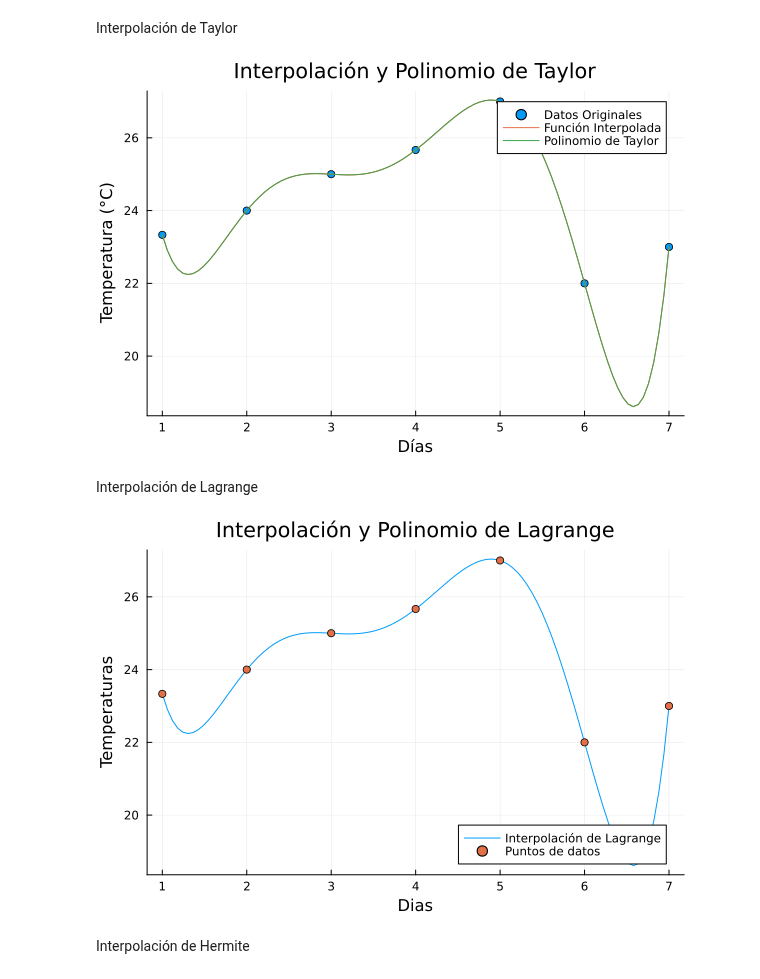
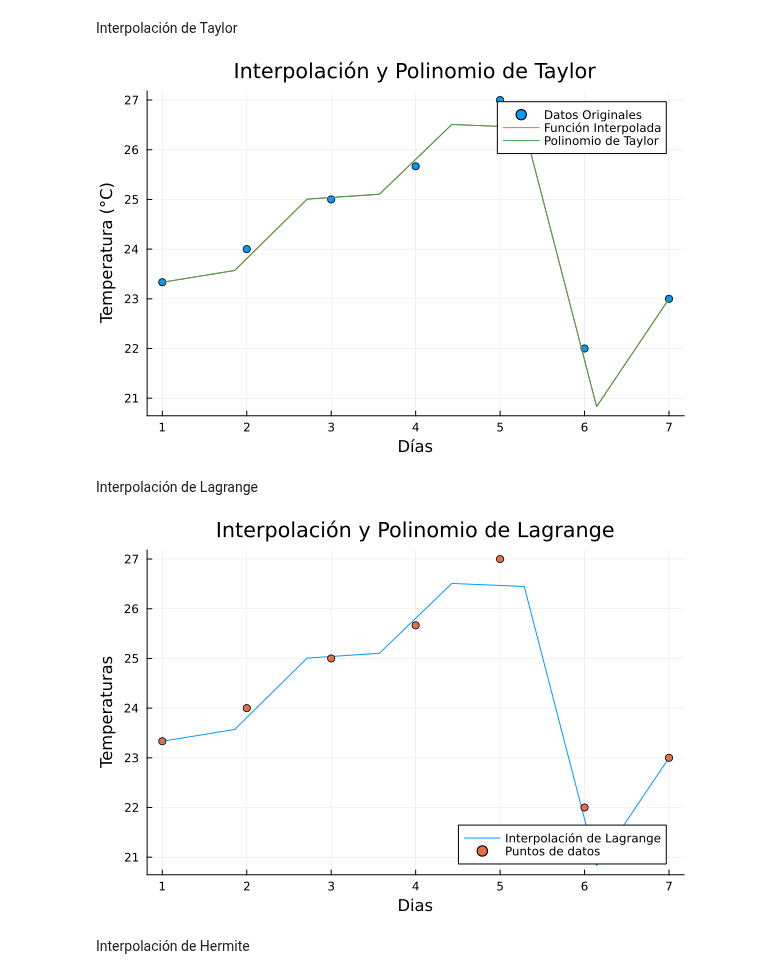
Before and after one commit to sonysarkis/ProyectoCalNum, a Jupyter notebook: Proyectos/proyecto1/proyecto2_cal.ipynb, the cells around one changed output. Drawn from its saved outputs; the diff is of its cells as text; code cells hidden in the pictures.

Commit message:
New function "DiasInterpolados", require.jl modified

```diff
--- a/Proyectos/proyecto1/proyecto2_cal.ipynb
+++ b/Proyectos/proyecto1/proyecto2_cal.ipynb
@@ -40,6 +40,9 @@ temperaturas = GetTemperaturas(data)
 # %% [markdown]
 Interpolación de Taylor
 # %%
+function DiasInterpolados()
+    return range(minimum(dias), maximum(dias), length=8)
+end
 #Polinomio de Taylor
 # Interpolación lineal
 funcion_original = LinearInterpolation(dias, temperaturas)
@@ -65,35 +68,35 @@ grado_taylor = 7
 n_taylor = grado_taylor + 1
 
 # Calcular el polinomio de Taylor
 polinomio_taylor = 0
 for k in 0:n_taylor-1
     derivada_k = diff(func_interp, x, k)
     derivada_punto = subs(derivada_k, x, punto)
     termino_k = (derivada_punto/factorial(k)) * (x - punto)^k
     polinomio_taylor += termino_k
 end
 
 # Imprimir el polinomio de Taylor
 #println("Polinomio de Taylor de grado $grado_taylor alrededor de x = $punto:", polinomio_taylor)
 
 # Crear funciones para evaluar
 func_interp_eval = lambdify(func_interp, [x])
 polinomio_taylor_eval = lambdify(polinomio_taylor, [x])
 
 # Crear datos para graficar
-x_vals = range(minimum(dias), maximum(dias), length=100)
+x_vals = DiasInterpolados()
 y_vals_interp = func_interp_eval.(x_vals)
 y_vals_taylor = polinomio_taylor_eval.(x_vals)
 
 # Graficar
 plot(dias, temperaturas, seriestype=:scatter, label="Datos Originales", markershape=:circle)
 plot!(x_vals, y_vals_interp, label="Función Interpolada")
 plot!(x_vals, y_vals_taylor, label="Polinomio de Taylor")
 xlabel!("Días")
 ylabel!("Temperatura (°C)")
 title!("Interpolación y Polinomio de Taylor")
 # %% [output]
-[figure, old version]
+[figure, new version]
 # %% [markdown]
 Interpolación de Lagrange
 # %%
@@ -128,10 +131,7 @@ polisimple = simplify(polinomio)
 px = lambdify(polinomio, [x])
 
 # Puntos para la gráfica
-muestras = 101
-a = minimum(dias)
-b = maximum(dias)
-pdias = range(a, b, length=muestras)
+pdias = DiasInterpolados()
 ptemperaturas = px.(pdias)
 
 #println("Temperatura en x = 8 según la función original:", px(8))
@@ -150,7 +150,7 @@ plot(pdias, ptemperaturas, xlabel="Dias", ylabel="Temperaturas", label="Interpol
 scatter!(dias, temperaturas, label="Puntos de datos", legend=:bottomright)
 title!("Interpolación y Polinomio de Lagrange")
 # %% [output]
-[figure, old version]
+[figure, new version]
 # %% [markdown]
 Interpolación de Hermite
 # %%
```
Also changed, not shown: parts of 2 cells of this notebook, 1 other file.
